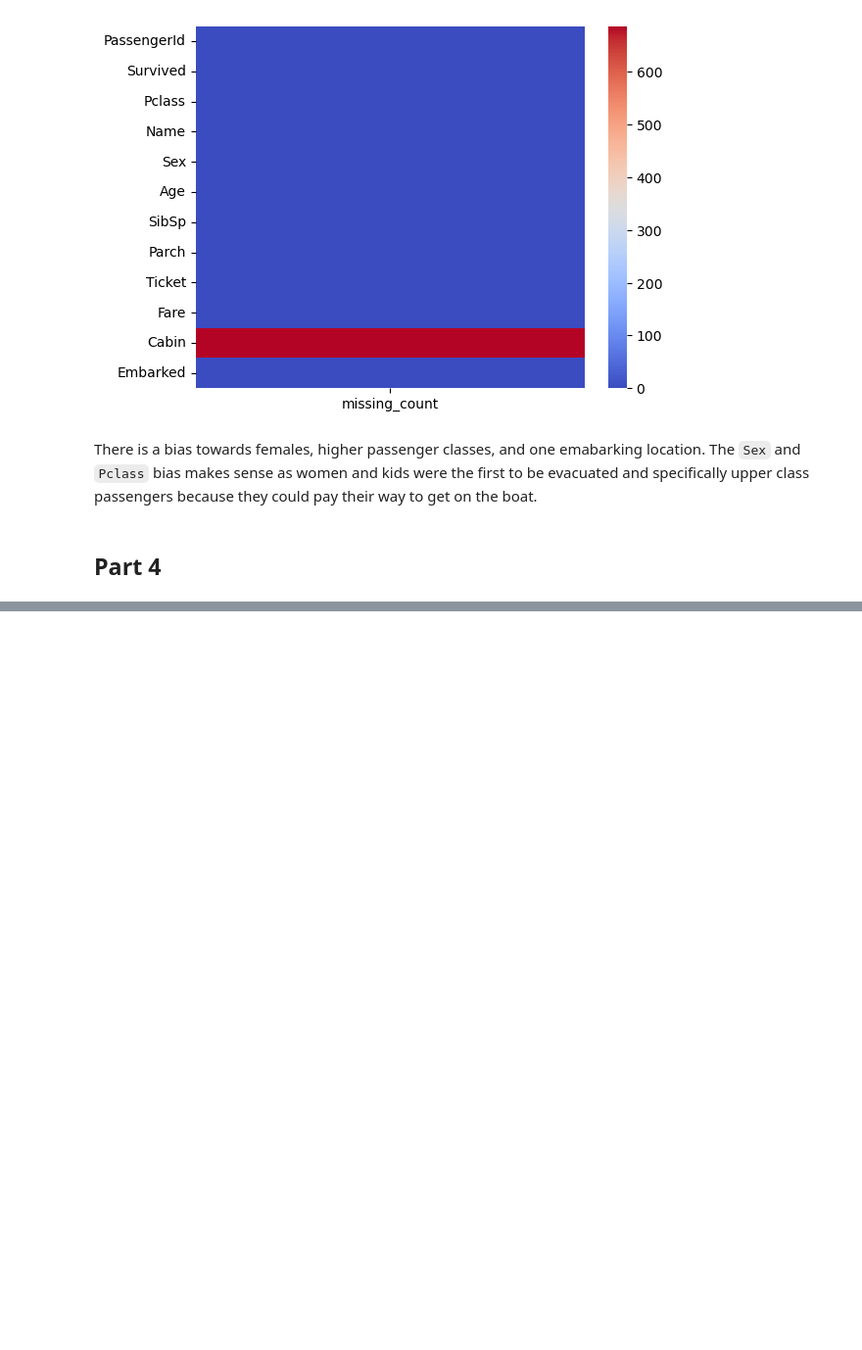
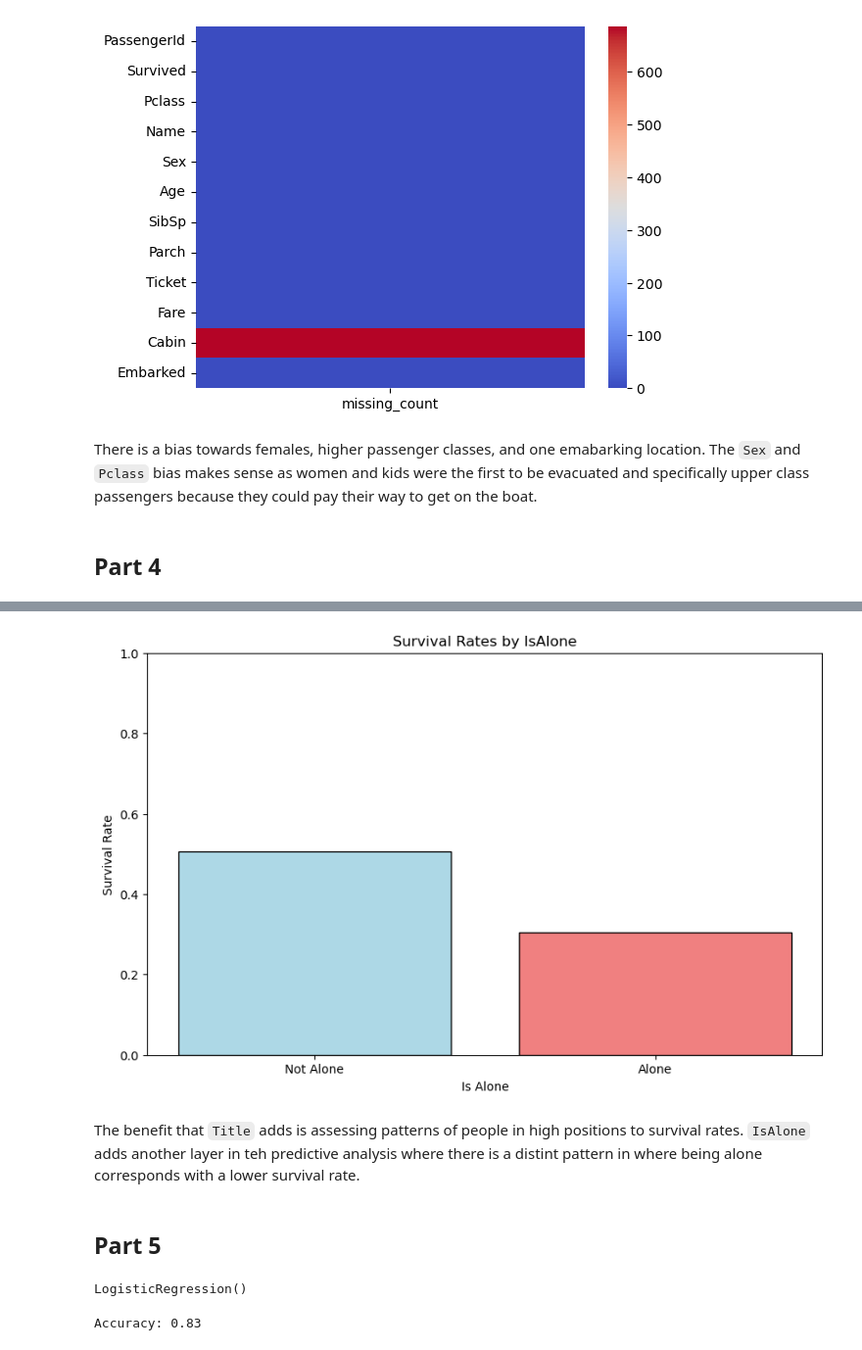
Before and after one commit to Hari-Potter03/Titanic-EDA-Classification, a Jupyter notebook: notebooks/04_interview.ipynb, the cells around one changed output, grey strips where cells are left out. Shown at 98% size. Saved outputs shown, nothing was run; the diff lists cells and outputs as text; code cells hidden in the pictures; blank space fills up the shorter version.

```diff
--- a/notebooks/04_interview.ipynb
+++ b/notebooks/04_interview.ipynb
@@ -287,0 +297,2 @@ df["IsAlone"] = df["FamilySize"].apply(lambda x: 1 if x == 1 else 0)
+# %%
+model_df = df.drop(["Name", "SibSp", "Parch", "Ticket", "Cabin"], axis=1)
@@ -288,9 +305,17 @@ df["IsAlone"] = df["FamilySize"].apply(lambda x: 1 if x == 1 else 0)
 # %%
-from sklearn.preprocessing import OneHotEncoder
+from sklearn.preprocessing._encoders import OneHotEncoder
 from sklearn.compose import ColumnTransformer
 
 column_transformer = ColumnTransformer(
     transformers=[
-        ("onehot", OneHotEncoder(), [""])
-    ]
+        ("onehot", OneHotEncoder(), ["Sex", "Title", "Embarked", "Pclass"])
+    ],
+    remainder="passthrough"
 )
+
+transformed_data = column_transformer.fit_transform(model_df)
+
+ohe_feature_names = column_transformer.named_transformers_["onehot"].get_feature_names_out(["Sex", "Title", "Embarked", "Pclass"])
+all_feature_names = list(ohe_feature_names) + ["PassengerId", "Survived", "Age", "Fare", "FamilySize", "IsAlone"]
+
+model_df = pd.DataFrame(transformed_data, columns = all_feature_names)
@@ -296,0 +332,17 @@ column_transformer = ColumnTransformer(
+# %%
+alone_survival_rates = model_df.groupby("IsAlone")["Survived"].mean()
+
+plt.figure(figsize=(10, 6))
+plt.bar(alone_survival_rates.index, alone_survival_rates.values, color = ["lightblue", "lightcoral"], edgecolor = "black")
+plt.ylim(0, 1)
+plt.title("Survival Rates by IsAlone")
+plt.xlabel("Is Alone")
+plt.ylabel("Survival Rate")
+plt.xticks([0, 1], ["Not Alone", "Alone"])
+plt.show()
+# %% [output]
+[figure, added]
+# %% [markdown]
+The benefit that `Title` adds is assessing patterns of people in high positions to survival rates. `IsAlone` adds another layer in teh predictive analysis where there is a distint pattern in where being alone corresponds with a lower survival rate.
+# %% [markdown]
+## Part 5
@@ -296,0 +363,5 @@ column_transformer = ColumnTransformer(
+# %%
+model = LogisticRegression()
+model.fit(X_train, y_train)
+# %% [output]
+LogisticRegression()
@@ -296,0 +370,5 @@ column_transformer = ColumnTransformer(
+# %%
+accuracy = accuracy_score(y_test, y_pred)
+print(f"Accuracy: {accuracy:.2f}")
+# %% [output]
+Accuracy: 0.83
```
Also changed, not shown: parts of 13 cells of this notebook.
